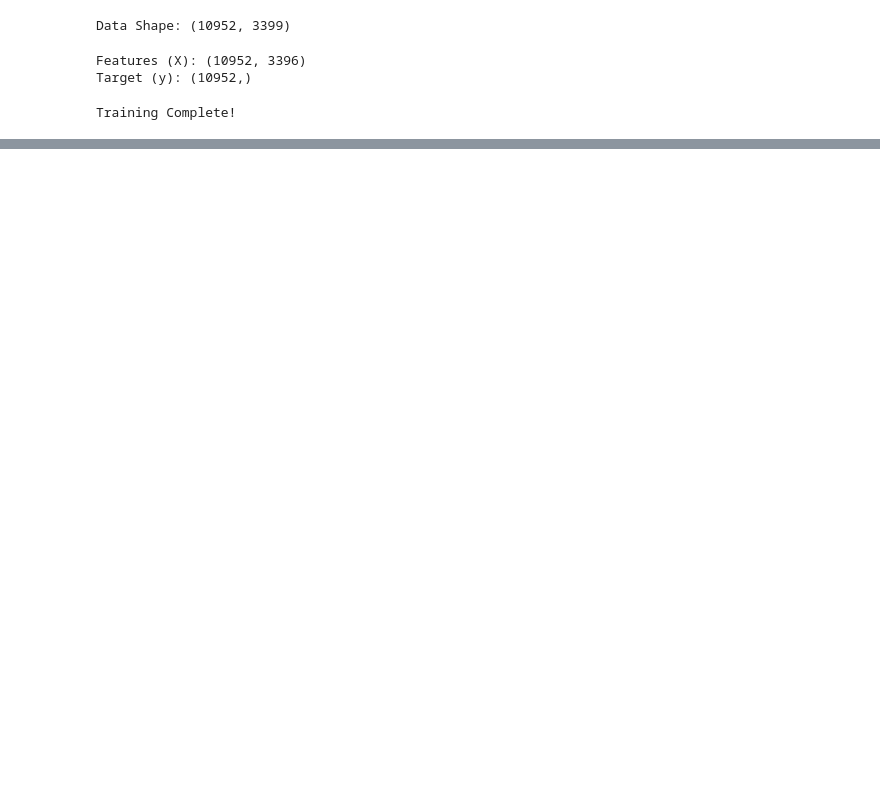
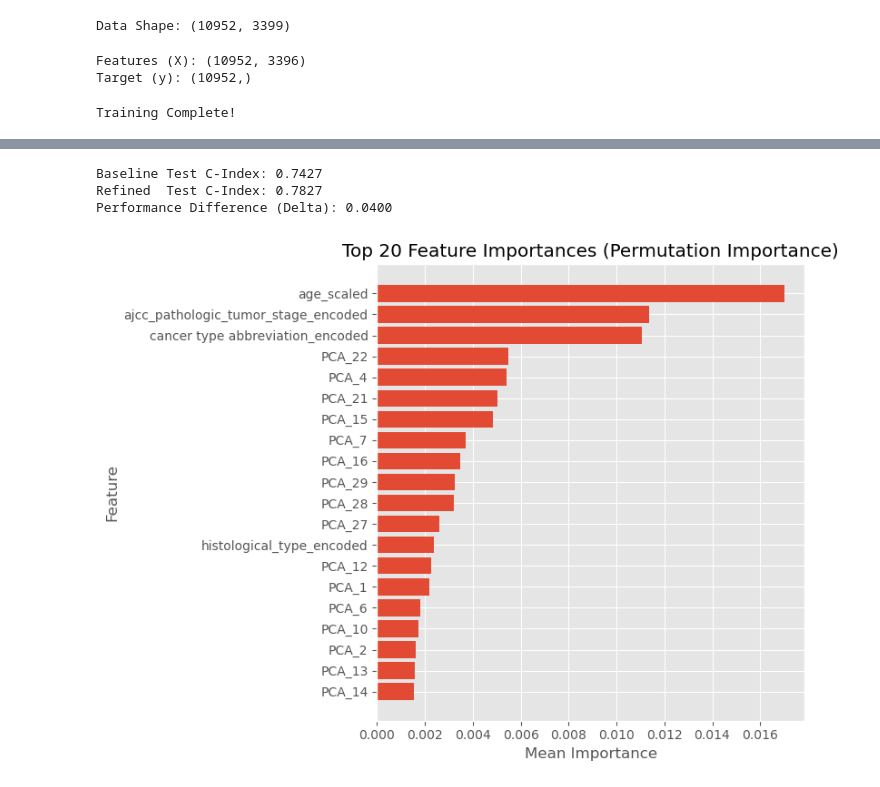
Before and after one commit to rotemfisher/ML-and-statistics-in-medical-fields, a Jupyter notebook: RSF.ipynb, the cells around one changed output, grey strips where cells are left out. Saved outputs shown, nothing was run; the diff lists cells and outputs as text; code cells hidden in the pictures; blank space fills up the shorter version.

Commit message:
Ermutation Feature Importance & Feature Selection

```diff
--- a/RSF.ipynb
+++ b/RSF.ipynb
@@ -183,0 +229,27 @@ plt.show()
+# %%
+# Permutation Feature Importance
+# Measures how much each feature contributes to model performance
+
+
+from sklearn.inspection import permutation_importance
+import pandas as pd
+
+# Compute permutation importance on the test set
+result = permutation_importance(
+    best_rsf,
+    X_test,
+    y_test,
+    n_repeats=10,           # Number of permutations per feature
+    random_state=42,
+    n_jobs=1
+)
+
+# Create a DataFrame with mean and standard deviation of importance
+features_df = pd.DataFrame({
+    "Feature": X_test.columns,
+    "ImportanceMean": result.importances_mean,
+    "ImportanceStd": result.importances_std
+}).sort_values("ImportanceMean", ascending=False)
+
+# Display the top 20 most important features
+features_df.head(20)
@@ -183,0 +288,48 @@ plt.show()
+# %%
+# =========================================================
+# Train Refined Random Survival Forest
+# Using only the selected top-K features
+# =========================================================
+
+# Reduce training and test sets to selected features
+X_train_selected = X_train[selected_features]
+X_test_selected = X_test[selected_features]
+
+# Initialize a new RSF model with the same optimal hyperparameters
+refined_rsf = RandomSurvivalForest(
+    **study.best_params,
+    n_jobs=1,
+    random_state=42
+)
+
+# Train the refined model
+refined_rsf.fit(X_train_selected, y_train)
+
+# Evaluate refined model performance
+refined_cindex = refined_rsf.score(X_test_selected, y_test)
+
+print(f"Baseline Test C-Index: {base_cindex:.4f}")
+print(f"Refined  Test C-Index: {refined_cindex:.4f}")
+print(f"Performance Difference (Delta): {refined_cindex - base_cindex:.4f}")
+# %% [output]
+Baseline Test C-Index: 0.7427
+Refined  Test C-Index: 0.7827
+Performance Difference (Delta): 0.0400
+# %%
+# =========================================================
+# Visualization of Top Feature Importances
+# =========================================================
+
+
+top_n = 20
+top_features = features_df.head(top_n).iloc[::-1]
+
+plt.figure(figsize=(8, 6))
+plt.barh(top_features["Feature"], top_features["ImportanceMean"])
+plt.title(f"Top {top_n} Feature Importances (Permutation Importance)")
+plt.xlabel("Mean Importance")
+plt.ylabel("Feature")
+plt.tight_layout()
+plt.show()
+# %% [output]
+[figure, added]
```
Also changed, not shown: parts of 10 cells of this notebook, 3 other files.
